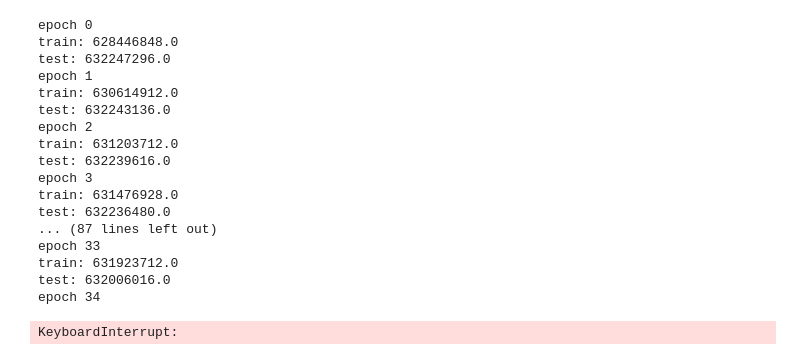
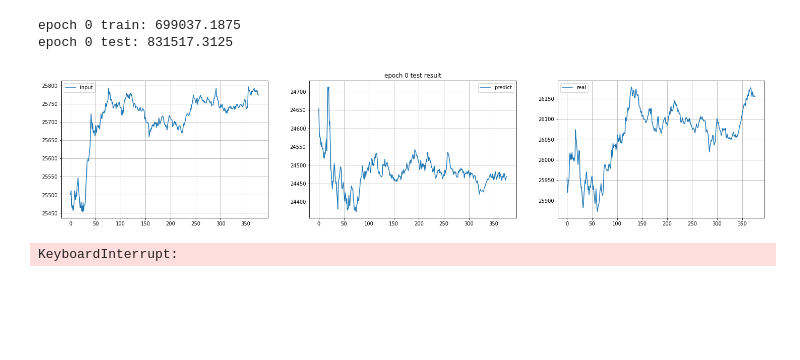
Before and after one commit to jackyman1997/LSTM, a Jupyter notebook: work.ipynb, the cells around one changed output. Drawn from its saved outputs; the diff is of its cells as text; code cells hidden in the pictures; blank space fills up the shorter version.

```diff
--- a/work.ipynb
+++ b/work.ipynb
@@ -173,59 +189,63 @@ train_set, test_set, val_set = ready_data.split(*split_size)
 # %%
-gg = Autoencoder(377, 377, 1).to(device)
-
 # parmas for training loop
-n_epochs = 10000
-params = {
+n_epochs = 500
+run_params = {
     "batch_size": 1
 }
+record_period = 100
 
 # loss function, optimiser and metrics
 loss_func = torch.nn.MSELoss().to(device)
-optimiser = torch.optim.Adam(gg.parameters(), lr=0.01)
+optimiser = torch.optim.Adam(rnn.parameters(), lr=1000)
 metrics = torchmetrics.MeanSquaredError().to(device)
 
+
 for epoch in range(n_epochs):
-    print(f"epoch {epoch}")
     # training
-    for X, y in torch.utils.data.DataLoader(train_set, **params):
+    for X, y in torch.utils.data.DataLoader(train, **run_params):
         # RNN here
-        X, y = X.to(device), y.to(device)
-        y = y.squeeze(0)
-        outputs = gg(X)
-        loss = loss_func(outputs, y)
+        X, y = X.float().to(device), y.float().to(device)
+        # y = y.squeeze(0)
+        outputs = rnn(X)
+        loss = loss_func(outputs.flatten(), y.flatten())
         loss.backward()
         optimiser.step()
         optimiser.zero_grad()
-        metrics(outputs, y)
+        metrics(outputs.flatten(), y.flatten())
     met = metrics.compute()
-    print(f'train: {met}')
+    if epoch%record_period == 0:
+        print(f'epoch {epoch} train: {met}')
 
     # test
-    for X, y in torch.utils.data.DataLoader(test_set, **params):
+    for X, y in torch.utils.data.DataLoader(test, **run_params):
         # RNN here
-        X, y = X.to(device), y.to(device)
-        y = y.squeeze(0)
-        outputs = gg(X)
-        metrics(outputs, y)
+        X, y = X.float().to(device), y.float().to(device)
+        # y = y.squeeze(0)
+        outputs = rnn(X)
+        metrics(outputs.flatten(), y.flatten())
     met = metrics.compute()
-    print(f'test: {met}')
+    if epoch%record_period == 0:
+        print(f'epoch {epoch} test: {met}')
+
+        X_input = torch.flatten(X.cpu().detach())
+        X_pred = torch.flatten(outputs.cpu().detach())
+        y = torch.flatten(y.cpu().detach())
+
+        fig, [ax1, ax2, ax3] = plt.subplots(nrows=1, ncols=3, figsize=(25, 5))
+        ax1.plot(X_input, label="input")
+        ax1.legend()
+        ax1.grid(True)
+        ax2.plot(X_pred, label="predict")
+        ax2.legend()
+        ax2.grid(True)
+        ax2.set_title(f"epoch {epoch} test result")
+        ax3.plot(y, label="real")
+        ax3.legend()
+        ax3.grid(True)
+        plt.show()
 # %% [output]
-epoch 0
-train: 628446848.0
-test: 632247296.0
-epoch 1
-train: 630614912.0
-test: 632243136.0
-epoch 2
-train: 631203712.0
-test: 632239616.0
-epoch 3
-train: 631476928.0
-test: 632236480.0
-... (87 lines left out)
-epoch 33
-train: 631923712.0
-test: 632006016.0
-epoch 34
+epoch 0 train: 699037.1875
+epoch 0 test: 831517.3125
+[figure, added]
 KeyboardInterrupt:
 # %%
```
Also changed, not shown: parts of 17 cells of this notebook.
